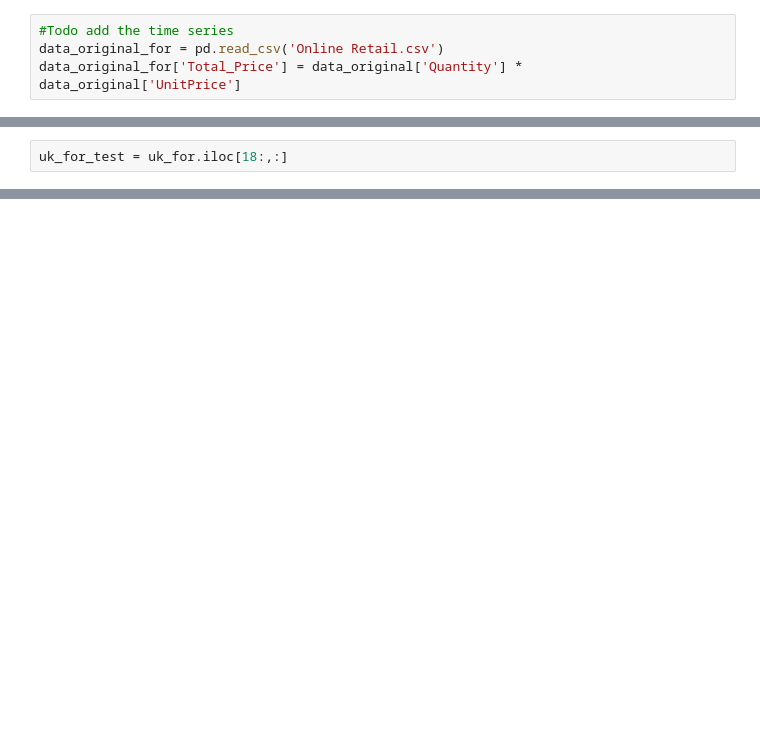
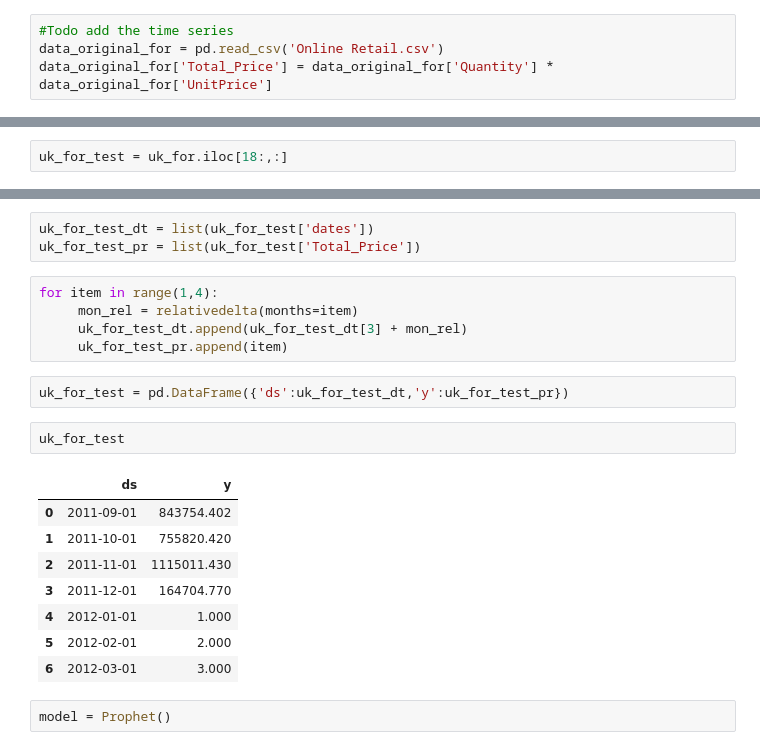
Before and after one commit to nonameforpirate/businessAnalysis, a Jupyter notebook: BusinessAnalysis.ipynb, the cells around one changed output, grey strips where cells are left out. Cells and saved outputs as stored; diff of their text form; blank space fills up the shorter version.

```diff
--- a/BusinessAnalysis.ipynb
+++ b/BusinessAnalysis.ipynb
@@ -302,6 +593,6 @@ In this case I am going to do a small forecast over my series with the overall s
 # %%
 #Todo add the time series
 data_original_for = pd.read_csv('Online Retail.csv')
-data_original_for['Total_Price'] = data_original['Quantity'] * data_original['UnitPrice']
+data_original_for['Total_Price'] = data_original_for['Quantity'] * data_original_for['UnitPrice']
 # %%
 data_original_for
@@ -354,0 +792,23 @@ uk_for_test
+# %%
+uk_for_test_dt = list(uk_for_test['dates'])
+uk_for_test_pr = list(uk_for_test['Total_Price'])
+# %%
+for item in range(1,4):
+     mon_rel = relativedelta(months=item)
+     uk_for_test_dt.append(uk_for_test_dt[3] + mon_rel)
+     uk_for_test_pr.append(item)
+# %%
+uk_for_test = pd.DataFrame({'ds':uk_for_test_dt,'y':uk_for_test_pr})
+# %%
+uk_for_test
+# %% [output]
+|  | ds | y |
+| 0 | 2011-09-01 | 843754.402 |
+| 1 | 2011-10-01 | 755820.420 |
+| 2 | 2011-11-01 | 1115011.430 |
+| 3 | 2011-12-01 | 164704.770 |
+| 4 | 2012-01-01 | 1.000 |
+| 5 | 2012-02-01 | 2.000 |
+| 6 | 2012-03-01 | 3.000 |
+# %%
+model = Prophet()
```
Also changed, not shown: parts of 86 cells of this notebook.
